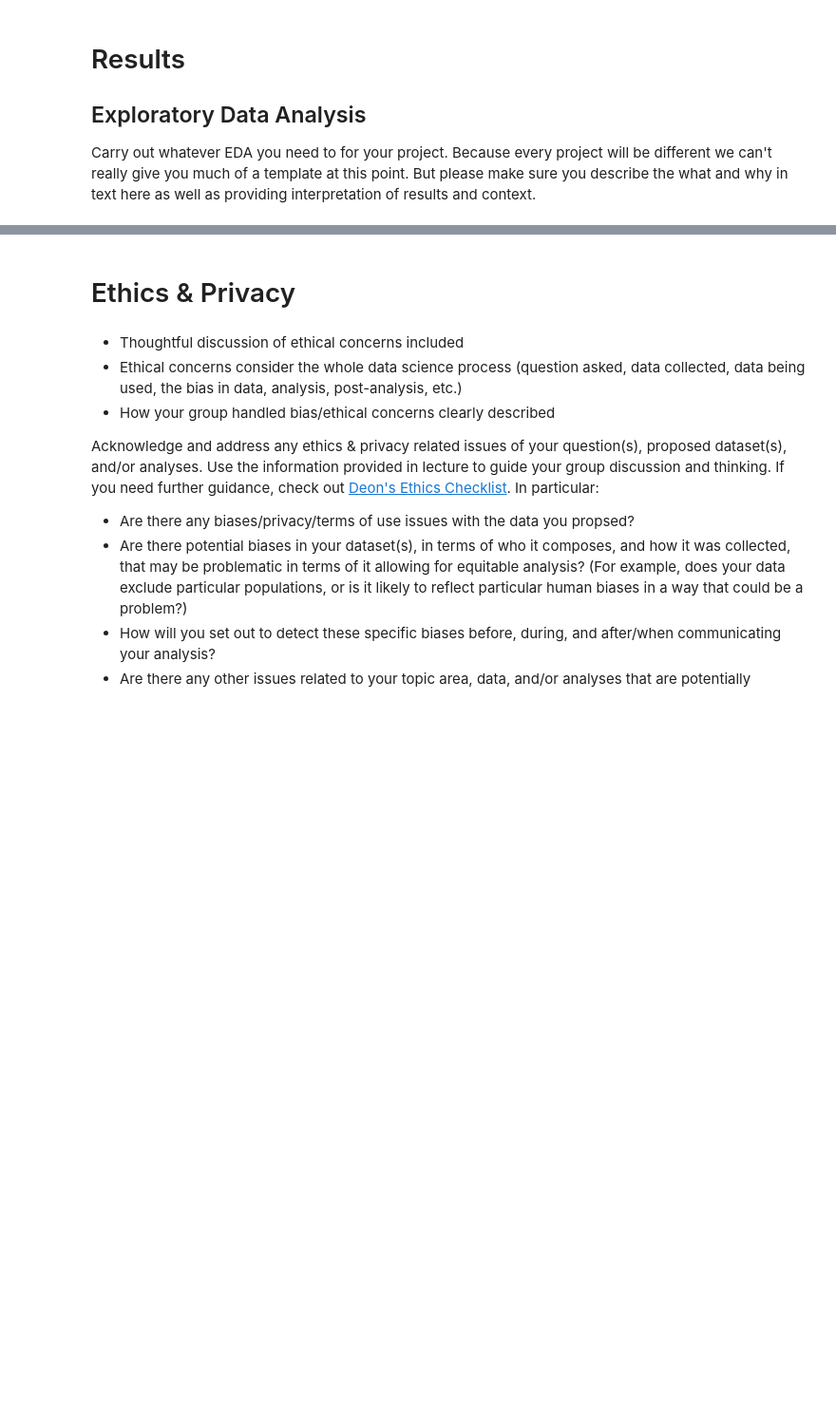
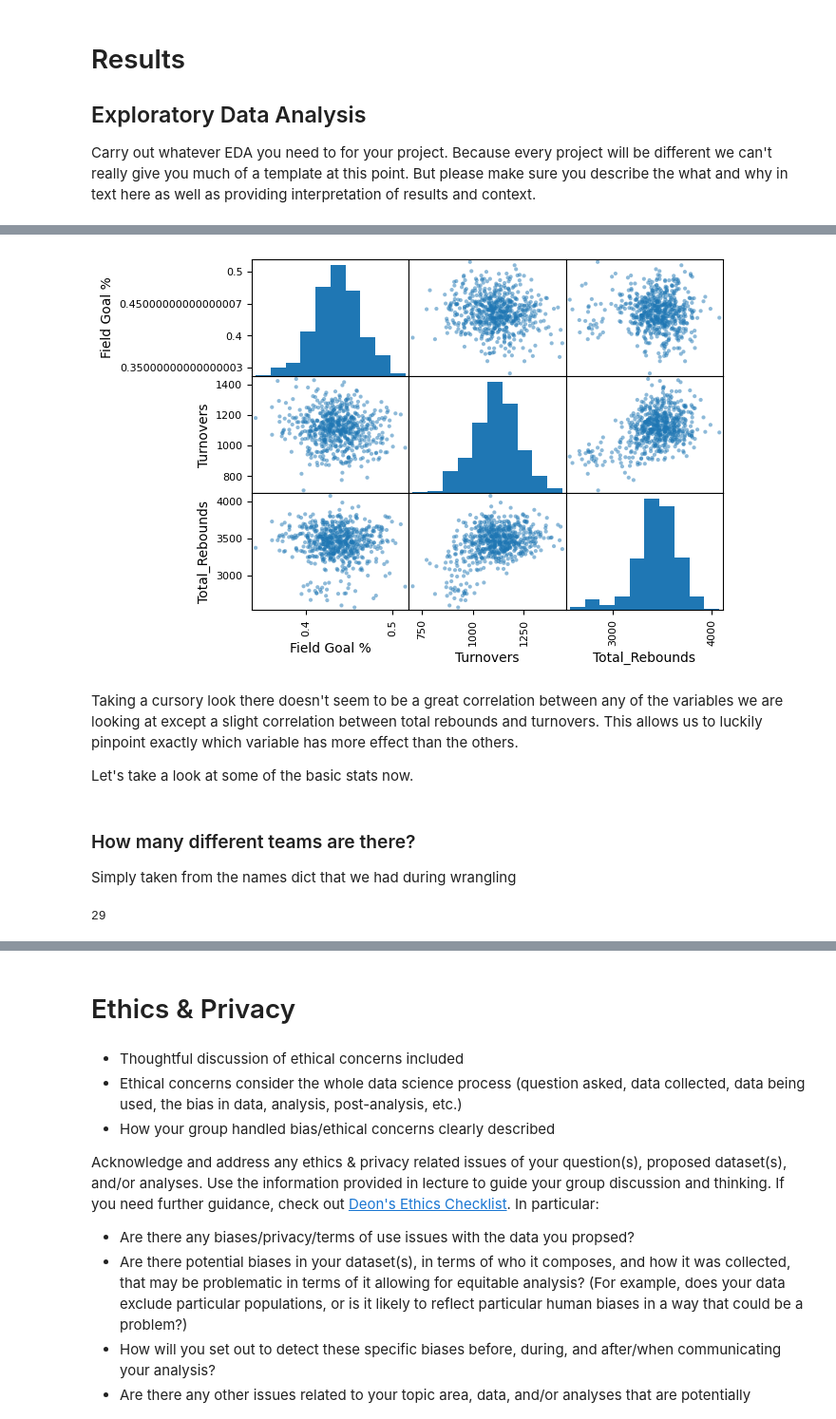
Before and after one commit to kevinkchen1/NBA-Data-Analysis, a Jupyter notebook: EDACheckpoint_group074.ipynb, the cells around one changed output, grey strips where cells are left out. Shown at 95% size. Cells and saved outputs as stored; diff of their text form; code cells hidden in the pictures; blank space fills up the shorter version.

```diff
--- a/EDACheckpoint_group074.ipynb
+++ b/EDACheckpoint_group074.ipynb
@@ -85,0 +116,39 @@ get_bb_data(range(2000,2025))
+# %%
+## YOUR CODE TO LOAD/CLEAN/TIDY/WRANGLE THE DATA GOES HERE
+## FEEL FREE TO ADD MULTIPLE CELLS PER SECTION
+import pandas as pd
+
+def team_names(short):
+    names = {"ATL": "Atlanta Hawks", "BOS": "Boston Celtics", "CHH": "Charlotte Hornets", "CHI": "Chicago Bulls", "CLE": "Cleveland Cavaliers", "DAL": "Dallas Mavericks", "DEN": "Denver Nuggets", "DET": "Detroit Pistons", "GSW": "Golden State Warriors", "HOU": "Houston Rockets", "IND": "Indiana Pacers", "LAC": "Los Angeles Clippers", "LAL": "Los Angeles Lakers", "MIA": "Miami Heat", "MIL": "Milwaukee Bucks", "MIN": "Minnesota Timberwolves", "NJN": "Brooklyn Nets", "NYK": "New York Knicks", "ORL": "Orlando Magic", "PHI": "Philadelphia 76ers", "PHO": "Phoenix Suns", "POR": "Portland Trail Blazers", "SAC": "Sacramento Kings", "SAS": "San Antonio Spurs", "SEA": "Seattle Supersonics", "TOR": "Toronto Raptors", "UTA": "Utah Jazz", "VAN": "Vancouver Grizzlies", "WAS": "Washington Wizards"}
+    if(short in names.keys()):
+        return names[short]
+
+dfs = {}
+for i in range(0, 24):
+    if(len(str(i))==1):
+        filename = f"./data/basketball-ref200{i}.csv"
+        dfs[f"df_200{i}"] = pd.read_csv(filename)
+        dfs[f"df_200{i}"] = dfs[f"df_200{i}"].get(["Tm", "FG%", "TOV", "TRB"])
+        dfs[f"df_200{i}"] = dfs[f"df_200{i}"].rename(columns={"Tm":"Team", "FG%": "Field Goal %", "TOV": "Turnovers", "TRB": "Total Rebounds"})
+        dfs_total_turnovers = dfs[f"df_200{i}"].groupby("Team").sum().get("Turnovers")
+        dfs_total_rebounds = dfs[f"df_200{i}"].groupby("Team").sum().get("Total Rebounds")
+        dfs[f"df_200{i}"] = dfs[f"df_200{i}"].groupby("Team").mean().get(["Field Goal %"]).assign(Turnovers=dfs_total_turnovers, Total_Rebounds=dfs_total_rebounds).reset_index()
+        col_length = dfs[f"df_200{i}"].shape[0]
+        years = [int(f"200{i}") for j in range(col_length)]
+        dfs[f"df_200{i}"] = dfs[f"df_200{i}"].assign(Year=years)
+    else:
+        filename = f"./data/basketball-ref20{i}.csv"
+        dfs[f"df_20{i}"] = pd.read_csv(filename)
+        dfs[f"df_20{i}"] = dfs[f"df_20{i}"].get(["Tm", "FG%", "TOV", "TRB"])
+        dfs[f"df_20{i}"] = dfs[f"df_20{i}"].rename(columns={"Tm":"Team", "FG%": "Field Goal %", "TOV": "Turnovers", "TRB": "Total Rebounds"})
+        dfs_total_turnovers = dfs[f"df_20{i}"].groupby("Team").sum().get("Turnovers")
+        dfs_total_rebounds = dfs[f"df_20{i}"].groupby("Team").sum().get("Total Rebounds")
+        dfs[f"df_20{i}"] = dfs[f"df_20{i}"].groupby("Team").mean().get(["Field Goal %"]).assign(Turnovers=dfs_total_turnovers, Total_Rebounds=dfs_total_rebounds).reset_index()
+        col_length = dfs[f"df_20{i}"].shape[0]
+        years = [int(f"20{i}") for j in range(col_length)]
+        dfs[f"df_20{i}"] = dfs[f"df_20{i}"].assign(Year=years)
+all_years = pd.concat(list(dfs.values()), ignore_index=True).sort_values(by="Year", ascending=True)
+all_years["Team"] = all_years["Team"].apply(team_names)
+all_years = all_years[all_years['Team'] != 'TOT']
+all_years = all_years.groupby(["Team", "Year"]).max()
+all_years
@@ -110,0 +224,16 @@ Some more words and stuff.  Remember notebooks work best if you interleave the c
+# %%
+fig = pd.plotting.scatter_matrix(all_years)
+# %% [output]
+[figure, added]
+# %% [markdown]
+Taking a cursory look there doesn't seem to be a great correlation between any of the variables we are looking at except a slight correlation between total rebounds and turnovers. This allows us to luckily pinpoint exactly which variable has more effect than the others.
+
+Let's take a look at some of the basic stats now.
+# %% [markdown]
+### How many different teams are there?
+Simply taken from the names dict that we had during wrangling
+# %%
+names = {"ATL": "Atlanta Hawks", "BOS": "Boston Celtics", "CHH": "Charlotte Hornets", "CHI": "Chicago Bulls", "CLE": "Cleveland Cavaliers", "DAL": "Dallas Mavericks", "DEN": "Denver Nuggets", "DET": "Detroit Pistons", "GSW": "Golden State Warriors", "HOU": "Houston Rockets", "IND": "Indiana Pacers", "LAC": "Los Angeles Clippers", "LAL": "Los Angeles Lakers", "MIA": "Miami Heat", "MIL": "Milwaukee Bucks", "MIN": "Minnesota Timberwolves", "NJN": "Brooklyn Nets", "NYK": "New York Knicks", "ORL": "Orlando Magic", "PHI": "Philadelphia 76ers", "PHO": "Phoenix Suns", "POR": "Portland Trail Blazers", "SAC": "Sacramento Kings", "SAS": "San Antonio Spurs", "SEA": "Seattle Supersonics", "TOR": "Toronto Raptors", "UTA": "Utah Jazz", "VAN": "Vancouver Grizzlies", "WAS": "Washington Wizards"}
+print(len(names.keys()))
+# %% [output]
+29
```
Also changed, not shown: parts of 21 cells of this notebook.
